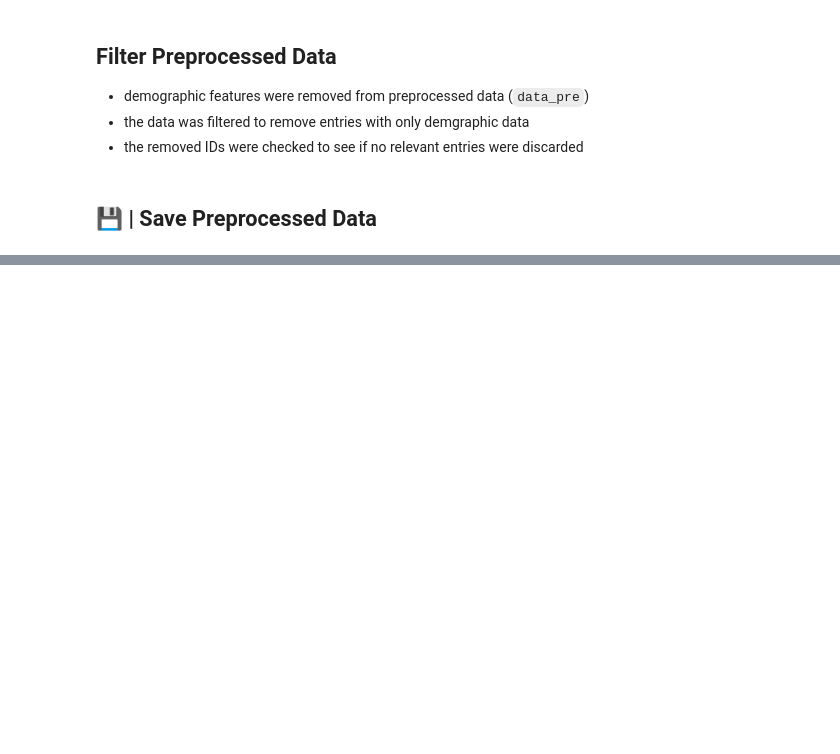
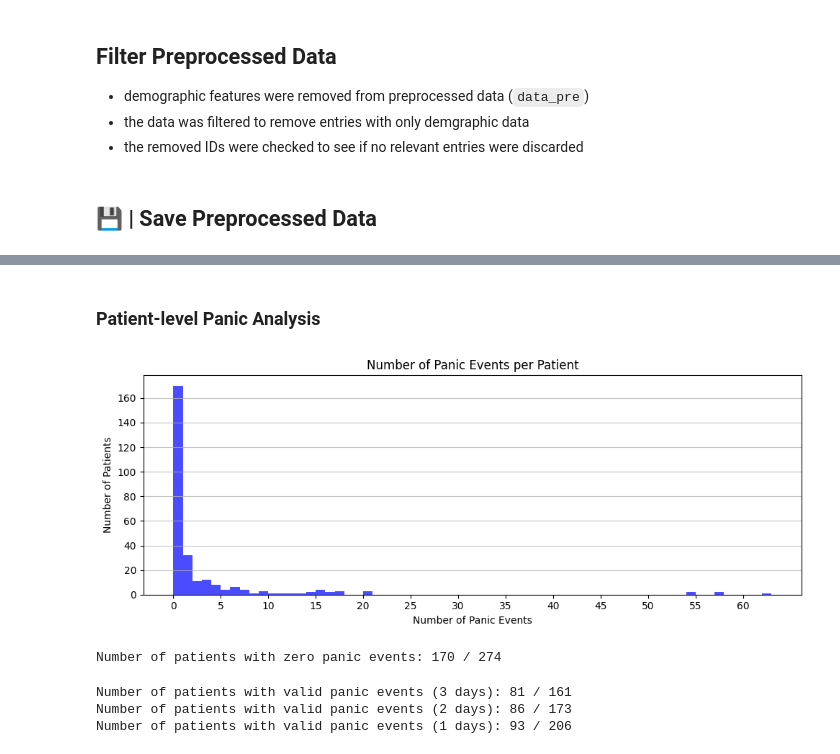
Before and after one commit to cyshin971/Panic-Project-DHLAB, a Jupyter notebook: cys/data_analysis.ipynb, the cells around one changed output, grey strips where cells are left out. Saved outputs shown, nothing was run; the diff lists cells and outputs as text; code cells hidden in the pictures; blank space fills up the shorter version.

```diff
--- a/cys/data_analysis.ipynb
+++ b/cys/data_analysis.ipynb
@@ -434,0 +589,7 @@ plot_histogram_of_counts(metadata_ljy_agg['n_panic_2'], title="Histogram of Pani
+# %%
+metadata = create_empty_df()
+metadata = metadata_int.copy()
+save_as_csv(metadata, OUTPUT_PATH, f"panic_metadata({metadata_filename})")
+save_dict_to_file(features_dict, OUTPUT_PATH, "panic_features_dict")
+
+display(metadata.head(10))
@@ -486,0 +780,20 @@ print(f"\nUnique values in 'panic': {unique_panic}")
+# %% [markdown]
+### Patient-level Panic Analysis
+# %%
+plot_histogram_of_counts(patient_analysis_data['n_panic'], title='Number of Panic Events per Patient', xlabel='Number of Panic Events', ylabel='Number of Patients', bins_step=5)
+print(f"Number of patients with zero panic events: {patient_analysis_data[patient_analysis_data['n_panic'] == 0].shape[0]} / {len(data_pre_ids)}")
+# %% [output]
+[figure, added]
+Number of patients with zero panic events: 170 / 274
+# %%
+valid_panic_events_patients = patient_analysis_data[(patient_analysis_data['n_panic'] > 0) & (patient_analysis_data['n_valid_3_entries'] > 0)]
+print(f"Number of patients with valid panic events (3 days): {valid_panic_events_patients.shape[0]} / {n_valid_patients_3}")
+valid_panic_events_patients = patient_analysis_data[(patient_analysis_data['n_panic'] > 0) & (patient_analysis_data['n_valid_2_entries'] > 0)]
+print(f"Number of patients with valid panic events (2 days): {valid_panic_events_patients.shape[0]} / {n_valid_patients_2}")
+valid_panic_events_patients = patient_analysis_data[(patient_analysis_data['n_panic'] > 0) & (patient_analysis_data['n_valid_1_entries'] > 0)]
+print(f"Number of patients with valid panic events (1 days): {valid_panic_events_patients.shape[0]} / {n_valid_patients_1}")
+del valid_panic_events_patients
+# %% [output]
+Number of patients with valid panic events (3 days): 81 / 161
+Number of patients with valid panic events (2 days): 86 / 173
+Number of patients with valid panic events (1 days): 93 / 206
```
Also changed, not shown: parts of 45 cells of this notebook, 1 other file.
